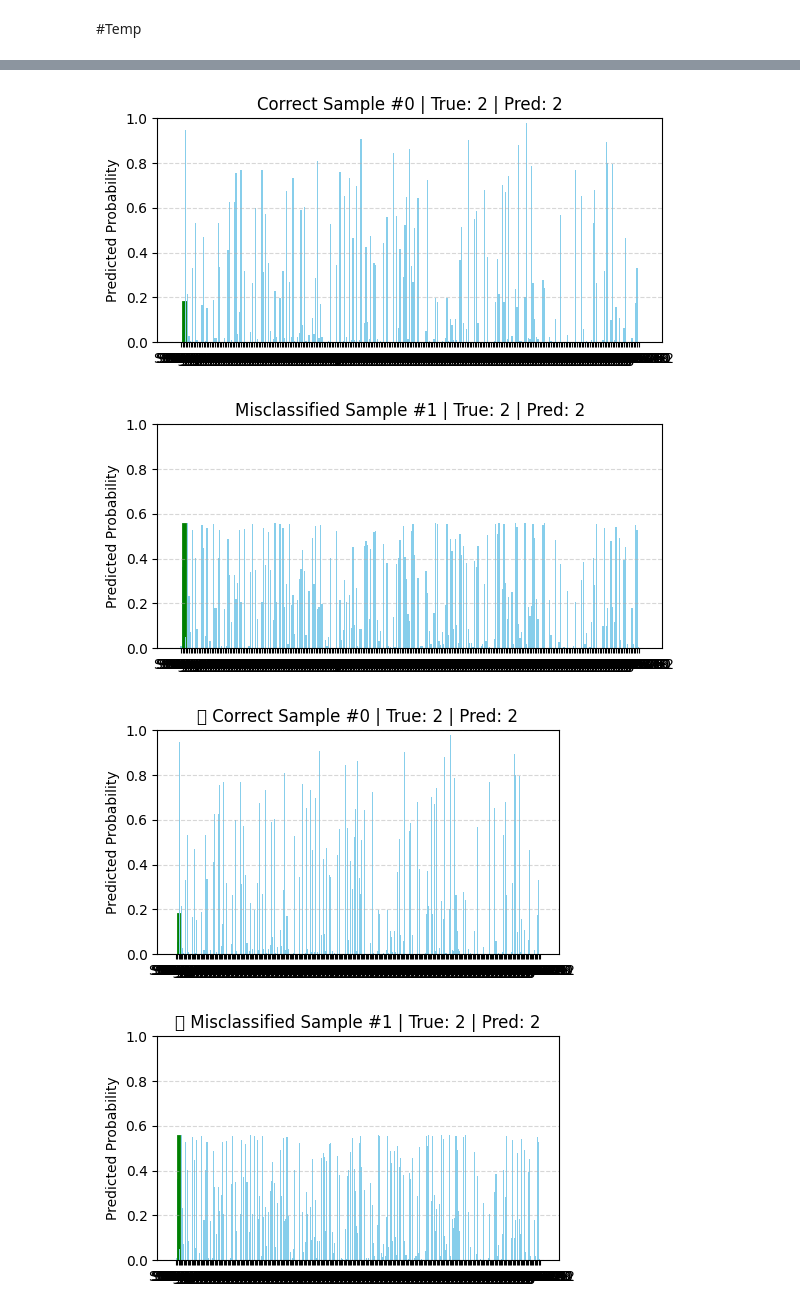
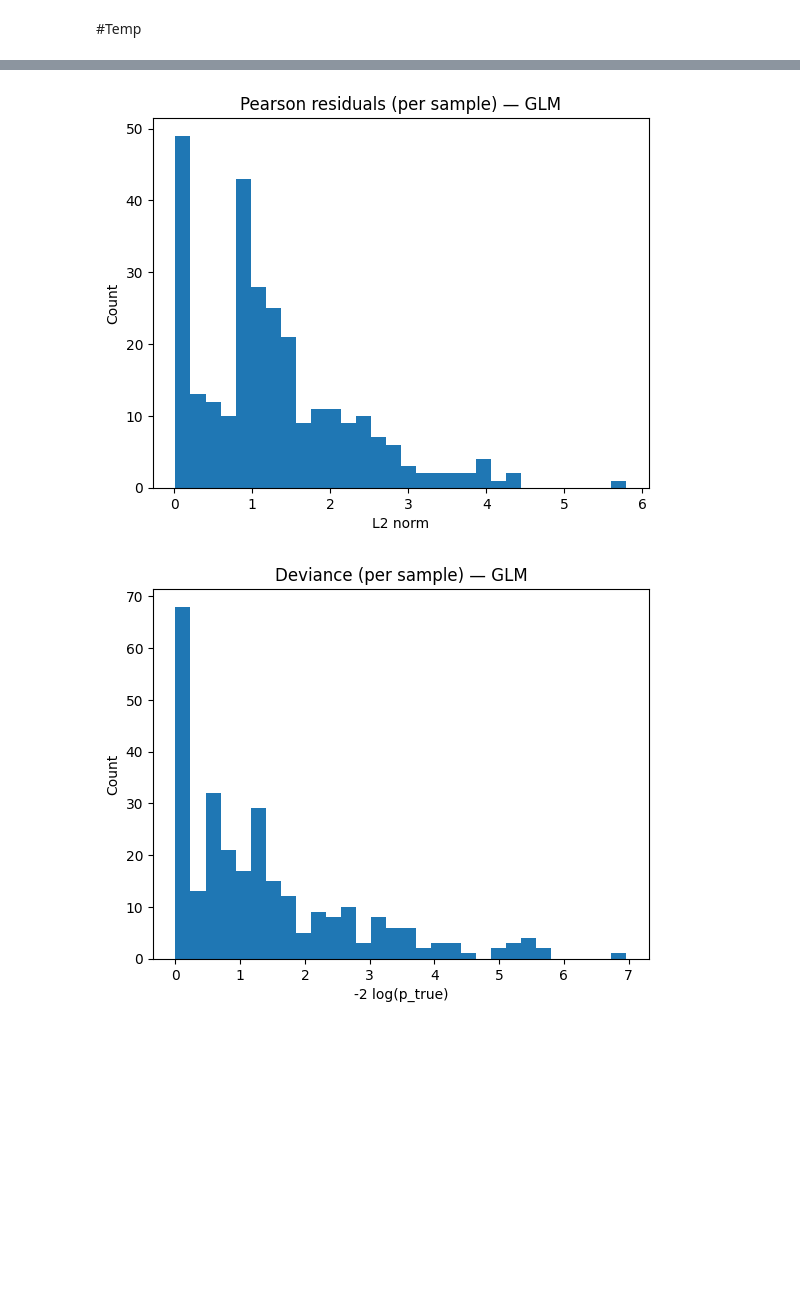
Before and after one commit to FaridRash/Advance-Statistical-Learnin--Semester-3, a Jupyter notebook: Farid/Farid_GLM.ipynb, the cells around one changed output, grey strips where cells are left out. Saved outputs shown, nothing was run; the diff lists cells and outputs as text; code cells hidden in the pictures; blank space fills up the shorter version.

```diff
--- a/Farid/Farid_GLM.ipynb
+++ b/Farid/Farid_GLM.ipynb
@@ -571,6 +545,0 @@ def plot_individual_prediction(idx, y_true, y_pred, probs, title_prefix=""):
-# %%
-plot_individual_prediction(sample_idx_correct, y_true, y_pred, probs, title_prefix="Correct")
-plot_individual_prediction(sample_idx_error,   y_true, y_pred, probs, title_prefix="Misclassified")
-# %% [output]
-[figure, removed]
-[figure, removed]
@@ -597,6 +546,41 @@ def plot_individual_prediction(idx, y_true, y_pred, probs, title_prefix=""):
-# %%
-plot_individual_prediction(sample_idx_correct, y_true, y_pred, probs, title_prefix="✅ Correct")
-plot_individual_prediction(sample_idx_error,   y_true, y_pred, probs, title_prefix="❌ Misclassified")
-# %% [output]
-[figure, removed]
-[figure, removed]
+# %%
+# Residuals for the GLM with all features
+import numpy as np
+import pandas as pd
+import matplotlib.pyplot as plt
+
+# Predicted probabilities (n_samples, n_classes)
+probs = np.asarray(res_glm.predict(X_te))
+y_true = pd.Series(y_te).astype(int).values
+n_classes = probs.shape[1]
+
+# One-hot observed
+obs = np.eye(n_classes)[y_true]
+
+# Pearson residuals (per class), then L2 per sample
+eps = 1e-12
+den = np.sqrt(np.clip(probs * (1.0 - probs), eps, None))
+pearson = (obs - probs) / den
+pearson_l2 = np.linalg.norm(pearson, axis=1)
+
+# Deviance per sample (for one-hot, reduces to -2 log p_true)
+p_true = np.take_along_axis(np.clip(probs, eps, 1.0), y_true[:, None], axis=1).ravel()
+deviance = -2.0 * np.log(p_true)
+
+# Plots (one chart per figure, default colors)
+plt.figure()
+plt.hist(pearson_l2, bins=30)
+plt.title("Pearson residuals (per sample) — GLM")
+plt.xlabel("L2 norm")
+plt.ylabel("Count")
+plt.show()
+
+plt.figure()
+plt.hist(deviance, bins=30)
+plt.title("Deviance (per sample) — GLM")
+plt.xlabel("-2 log(p_true)")
+plt.ylabel("Count")
+plt.show()
+# %% [output]
+[figure, added]
+[figure, added]
```
Also changed, not shown: parts of 14 cells of this notebook.
